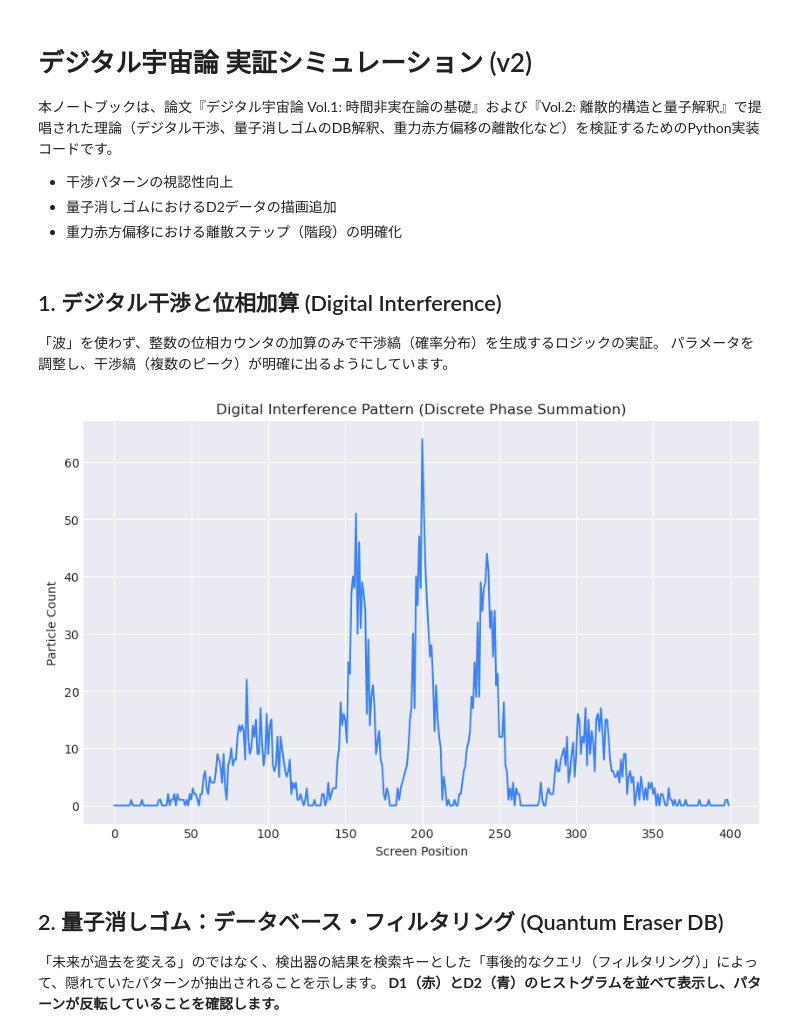
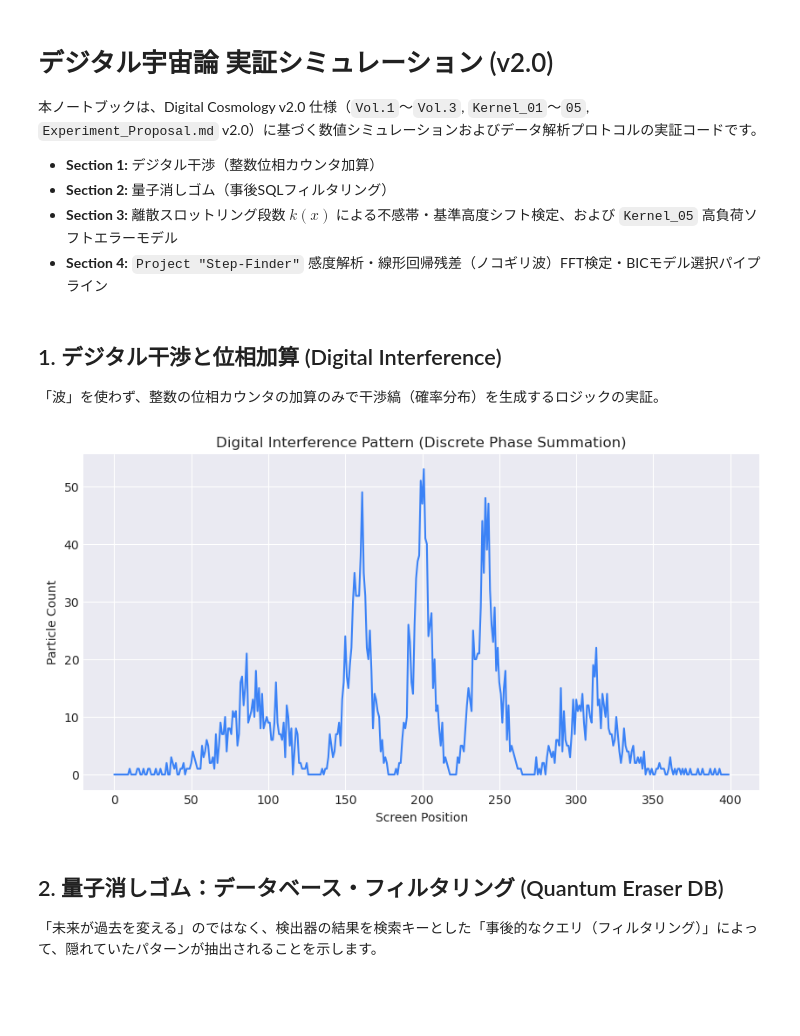
Before and after one commit to Sevenforest/Digital-Cosmology, a Jupyter notebook: 02_Implementation_Code/Simulation_Redshift.ipynb, the cells around one changed output. Saved outputs shown, nothing was run; the diff lists cells and outputs as text; code cells hidden in the pictures; blank space fills up the shorter version.

```diff
--- a/02_Implementation_Code/Simulation_Redshift.ipynb
+++ b/02_Implementation_Code/Simulation_Redshift.ipynb
@@ -1,12 +1,12 @@
-# %% [markdown]
-# デジタル宇宙論 実証シミュレーション (v2)
-
-本ノートブックは、論文『デジタル宇宙論 Vol.1: 時間非実在論の基礎』および『Vol.2: 離散的構造と量子解釈』で提唱された理論（デジタル干渉、量子消しゴムのDB解釈、重力赤方偏移の離散化など）を検証するためのPython実装コードです。
-
-
-- 干渉パターンの視認性向上
-- 量子消しゴムにおけるD2データの描画追加
-- 重力赤方偏移における離散ステップ（階段）の明確化
+# %% [markdown]
+# デジタル宇宙論 実証シミュレーション (v2.0)
+
+本ノートブックは、Digital Cosmology v2.0 仕様（`Vol.1`〜`Vol.3`, `Kernel_01`〜`05`, `Experiment_Proposal.md` v2.0）に基づく数値シミュレーションおよびデータ解析プロトコルの実証コードです。
+
+- **Section 1:** デジタル干渉（整数位相カウンタ加算）
+- **Section 2:** 量子消しゴム（事後SQLフィルタリング）
+- **Section 3:** 離散スロットリング段数 $k(x)$ による不感帯・基準高度シフト検定、および `Kernel_05` 高負荷ソフトエラーモデル
+- **Section 4:** `Project "Step-Finder"` 感度解析・線形回帰残差（ノコギリ波）FFT検定・BICモデル選択パイプライン
 # %%
 # 必要なライブラリのインポート
 import numpy as np
@@ -19,67 +19,56 @@ plt.style.use('seaborn-v0_8-darkgrid')
 ## 1. デジタル干渉と位相加算 (Digital Interference)
 
 「波」を使わず、整数の位相カウンタの加算のみで干渉縞（確率分布）を生成するロジックの実証。
-パラメータを調整し、干渉縞（複数のピーク）が明確に出るようにしています。
 # %%
-def digital_interference_simulation(num_particles=20000, screen_width=400):
-    # スクリーン上のヒストグラム
+def digital_interference_simulation(num_particles=20000, screen_width=400, seed=42):
+    rng = np.random.default_rng(seed)
     screen = np.zeros(screen_width)
 
     # 離散的な位相の最大値 (ビット深度に相当)
     PHASE_MAX = 100
-    # 波長パラメータ (画面上で縞が見えるように調整)
     WAVELENGTH_FACTOR = 15.0
 
     for _ in range(num_particles):
-        # スクリーン上のランダムな位置を候補とする
-        x = np.random.randint(0, screen_width)
+        x = rng.integers(0, screen_width)
 
-        # スリットA, Bからの距離（を模した値）
-        # 距離差がより顕著に出るように係数を調整
-        dist_a = np.sqrt((x - screen_width * 0.45)**2 + 100**2)
-        dist_b = np.sqrt((x - screen_width * 0.55)**2 + 100**2)
+        # スリットA, Bからの距離
+        dist_a = np.sqrt((x - screen_width * 0.45) ** 2 + 100 ** 2)
+        dist_b = np.sqrt((x - screen_width * 0.55) ** 2 + 100 ** 2)
 
         # 距離を離散的な位相カウンタに変換 (整数)
-        # 距離 / 波長係数 で位相を回す
         phase_a = int(dist_a / WAVELENGTH_FACTOR * PHASE_MAX) % PHASE_MAX
         phase_b = int(dist_b / WAVELENGTH_FACTOR * PHASE_MAX) % PHASE_MAX
 
-        # 位相の加算 (デジタル的な干渉)
-        # 差がPHASE_MAX/2に近いほど打ち消し合う
-        phase_diff = np.abs(phase_a - phase_b)
+        # 位相の差分（逆位相なら0、同位相なら1）
+        phase_diff = abs(phase_a - phase_b)
         if phase_diff > PHASE_MAX / 2:
             phase_diff = PHASE_MAX - phase_diff
 
-        # 確率の計算 (逆位相なら0、同位相なら1)
-        # prob = 1 - (差 / 最大差) -> 差が0なら1, 差が最大なら0
-        # 視覚効果（コントラスト強調）のための調整パラメータ
         interference_term = (1.0 - (phase_diff / (PHASE_MAX / 2))) ** 2
 
-        # 中央集中のエンベロープ (回折の影響) も緩やかにかける
-        center_dist = np.abs(x - screen_width/2)
-        diffraction_term = np.exp(- (center_dist / (screen_width * 0.25))**2)
+        # 中央集中のエンベロープ (回折の影響)
+        center_dist = abs(x - screen_width / 2)
+        diffraction_term = np.exp(- (center_dist / (screen_width * 0.25)) ** 2)
 
         prob = interference_term * diffraction_term
 
         # 確率的確定 (モンテカルロ法)
-        if np.random.rand() < prob:
+        if rng.random() < prob:
             screen[x] += 1
 
     return screen
 
-# 実行とプロット
 result = digital_interference_simulation()
-plt.figure(figsize=(10, 6))
+plt.figure(figsize=(10, 5))
 plt.plot(result, color='#3b82f6')
 plt.title("Digital Interference Pattern (Discrete Phase Summation)")
 plt.xlabel("Screen Position")
 plt.ylabel("Particle Count")
 plt.show()
 # %% [output]
-[figure, old version]
+[figure, new version]
 # %% [markdown]
 ## 2. 量子消しゴム：データベース・フィルタリング (Quantum Eraser DB)
 
 「未来が過去を変える」のではなく、検出器の結果を検索キーとした「事後的なクエリ（フィルタリング）」によって、隠れていたパターンが抽出されることを示します。
-**D1（赤）とD2（青）のヒストグラムを並べて表示し、パターンが反転していることを確認します。**
 # %%
```
Also changed, not shown: parts of 11 cells of this notebook, 11 other files.
